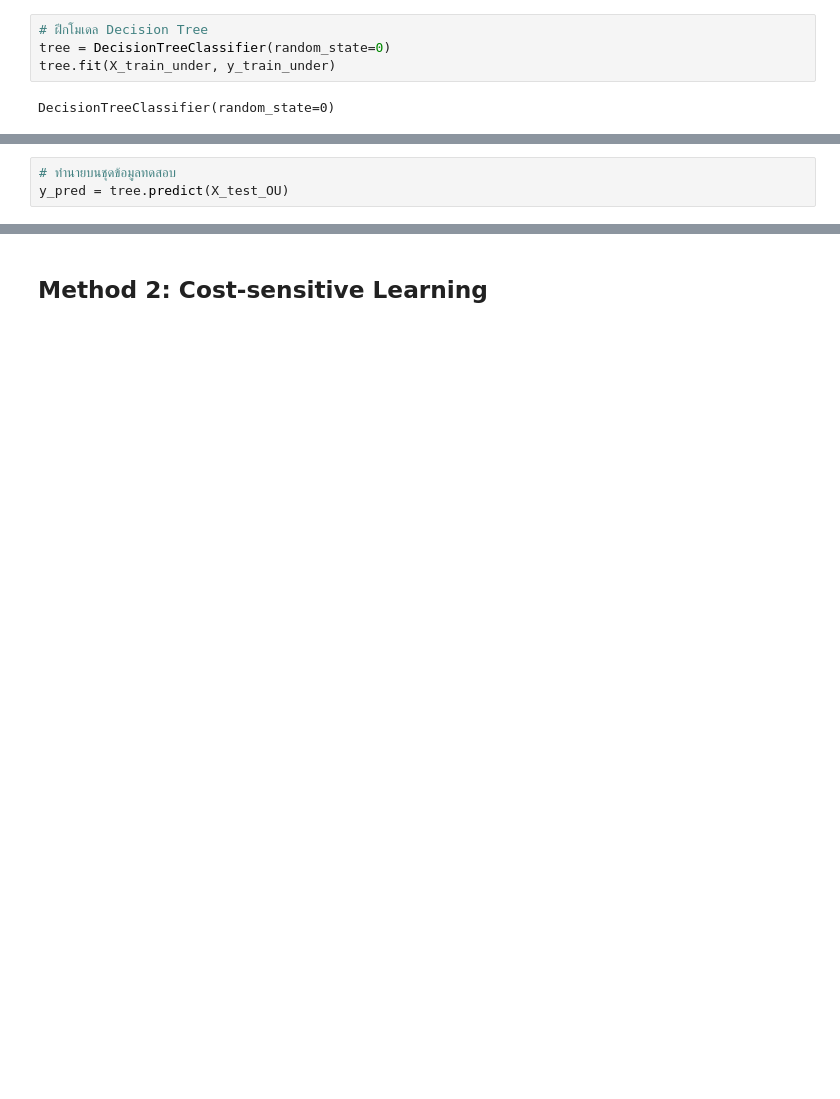
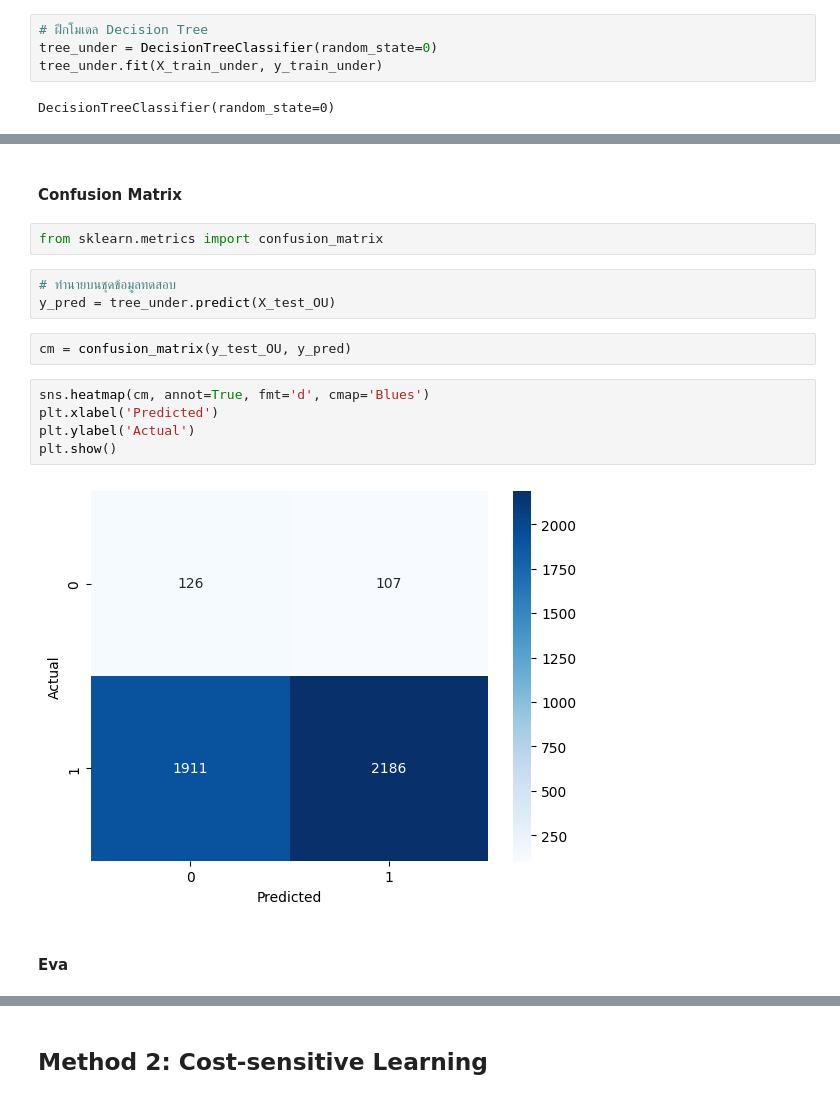
Before and after one commit to Pimchanok6430205105/BSC_DPDM23, a Jupyter notebook: Internet.ipynb, the cells around one changed output, grey strips where cells are left out. Drawn from its saved outputs; the diff is of its cells as text; blank space fills up the shorter version.

```diff
--- a/Internet.ipynb
+++ b/Internet.ipynb
@@ -282,6 +384,6 @@ plt.show()
 # %%
 # ฝึกโมเดล Decision Tree
-tree = DecisionTreeClassifier(random_state=0)
-tree.fit(X_train_under, y_train_under)
+tree_under = DecisionTreeClassifier(random_state=0)
+tree_under.fit(X_train_under, y_train_under)
 # %% [output]
 DecisionTreeClassifier(random_state=0)
@@ -288,6 +412,21 @@ DecisionTreeClassifier(random_state=0)
+# %% [markdown]
+#### Confusion Matrix
+# %%
+from sklearn.metrics import confusion_matrix
 # %%
 # ทำนายบนชุดข้อมูลทดสอบ
-y_pred = tree.predict(X_test_OU)
+y_pred = tree_under.predict(X_test_OU)
+# %%
+cm = confusion_matrix(y_test_OU, y_pred)
+# %%
+sns.heatmap(cm, annot=True, fmt='d', cmap='Blues')
+plt.xlabel('Predicted')
+plt.ylabel('Actual')
+plt.show()
+# %% [output]
+[figure, added]
+# %% [markdown]
+#### Eva
 # %%
 # วัดประสิทธิภาพของโมเดล
 accuracy = accuracy_score(y_test_OU, y_pred)
```
Also changed, not shown: parts of 102 cells of this notebook.
